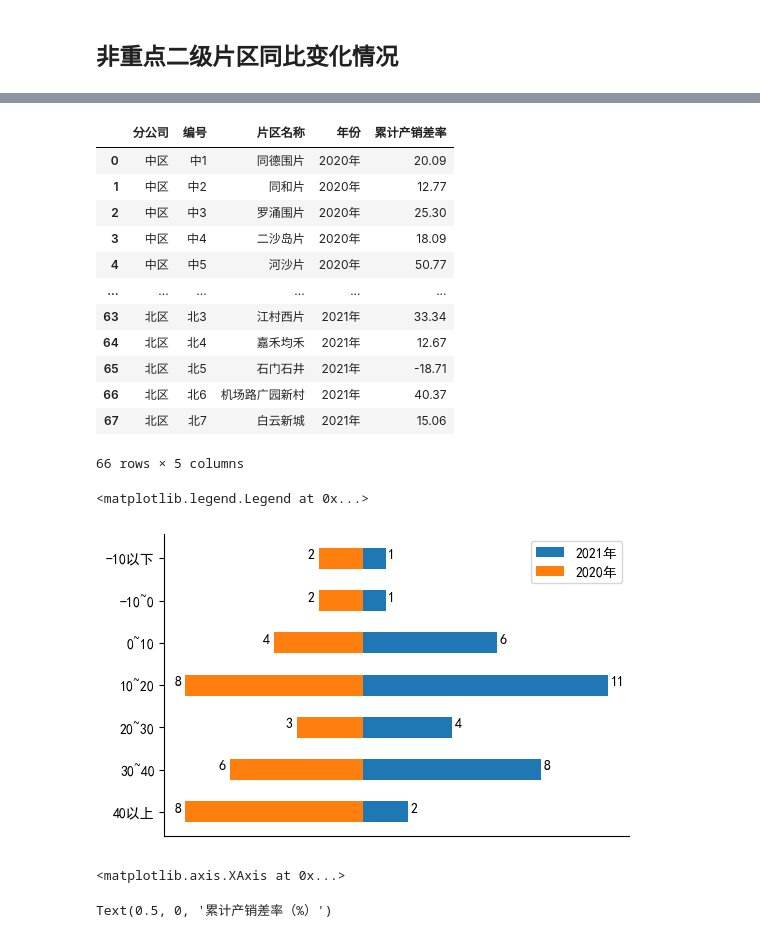
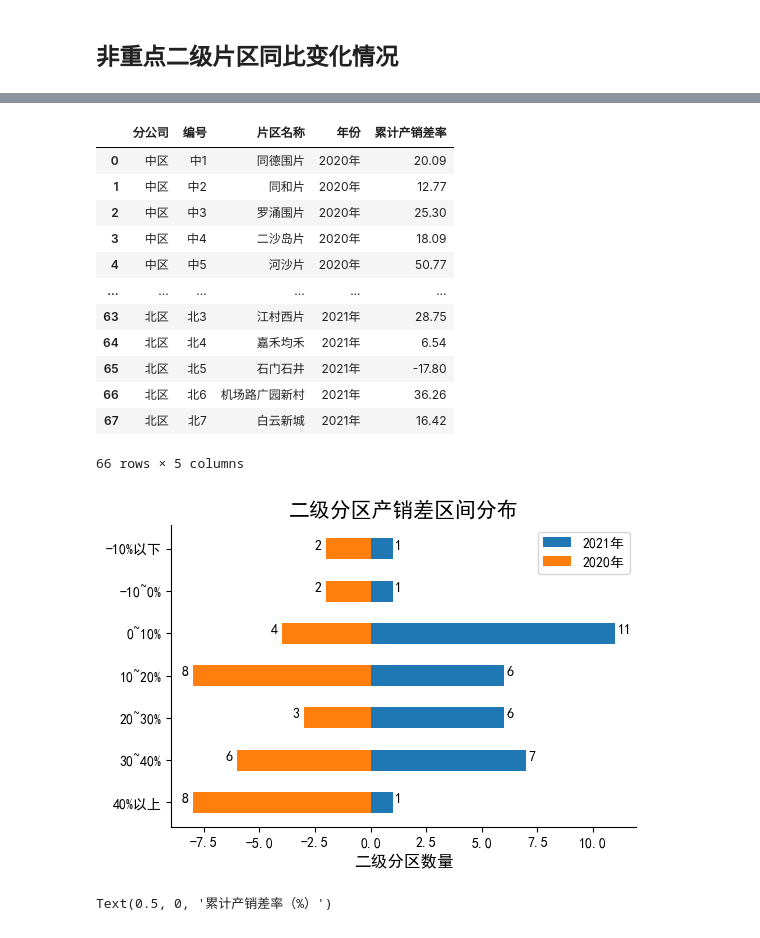
Before and after one commit to jayaston/mypyworks, a Jupyter notebook: jupyter文件/月度产销差漏损率分析报告图表.ipynb, the cells around one changed output, grey strips where cells are left out. Drawn from its saved outputs; the diff is of its cells as text; code cells hidden in the pictures.

```diff
--- a/jupyter文件/月度产销差漏损率分析报告图表.ipynb
+++ b/jupyter文件/月度产销差漏损率分析报告图表.ipynb
@@ -299,7 +300,7 @@ plt.savefig(r'c:\Users\XieJie\Desktop\分公司累计本月激励奖励区间.sv
 # %%
 #读取excel位置
 import xlrd
-rb = xlrd.open_workbook(u'E:\专题工作（重要）\产销差工作\产销差数据与资料积累\产销差分析周月报图表.xlsx')
+rb = xlrd.open_workbook(u'D:\专题工作（重要）\产销差工作\产销差数据与资料积累\产销差分析周月报图表.xlsx')
 sheet = rb.sheet_by_index(1)
 
 def FloatOrNan(value):
@@ -347,6 +348,6 @@ for col,explain in zip(['g', 'y', 'r'],['低于计划', '高于计划,低于同
                 label=explain)
 fig.legend(loc="center", bbox_to_anchor=(0.47,0.05),ncol=3,labelspacing=0.1,columnspacing=0.2,handletextpad=0.1,markerscale=0.8,prop = {'size':8})
 
-fig.suptitle("片区累计本月完成区间",fontsize=15)
+fig.suptitle("片区本月目标完成区间",fontsize=15)
 plt.savefig(r'c:\Users\XieJie\Desktop\片区累计本月激励奖励区间.svg')
 # %% [output]
@@ -570,7 +577,7 @@ c.render_notebook()
 # %% [output]
 <pyecharts.render.display.HTML at 0x...>
 # %%
-zone2 = pd.read_excel(r'e:\专题工作（重要）\产销差工作\产销差数据与资料积累\产销差分析周月报图表.xlsx',sheet_name=2)
+zone2 = pd.read_excel(r'd:\专题工作（重要）\产销差工作\产销差数据与资料积累\产销差分析周月报图表.xlsx',sheet_name=2)
 zone2=zone2[np.isfinite(zone2['综合产销差'])==1].sort_values('综合产销差',ascending=True)
 # %%
 zone2
@@ -721,5 +732,5 @@ grid.render_notebook()
 # %%
-zone4 = pd.read_excel(r'e:\专题工作（重要）\产销差工作\产销差数据与资料积累\产销差分析周月报图表.xlsx',
+zone4 = pd.read_excel(r'd:\专题工作（重要）\产销差工作\产销差数据与资料积累\产销差分析周月报图表.xlsx',
                       sheet_name=1,usecols=['分公司','编号','名称','综合产销差','当月供水量'],nrows=34)
 
 zone4=zone4[~np.isnan(zone4['综合产销差'])]
@@ -761,6 +772,6 @@ g.savefig(r'c:\Users\XieJie\Desktop\34个二级分区分布.svg')
 # %%
 #分公司分布图
-zone3 = pd.read_excel(r'e:\专题工作（重要）\产销差工作\产销差数据与资料积累\产销差分析周月报图表.xlsx',sheet_name=6)
+zone3 = pd.read_excel(r'd:\专题工作（重要）\产销差工作\产销差数据与资料积累\产销差分析周月报图表.xlsx',sheet_name=6)
 zone3 = zone3[~np.isnan(zone3['累计产销差率'])]
 zone3
 # %% [output]
@@ -771,44 +782,50 @@ zone3
 | 3 | 中区 | 中4 | 二沙岛片 | 2020年 | 18.09 |
 | 4 | 中区 | 中5 | 河沙片 | 2020年 | 50.77 |
 | ... | ... | ... | ... | ... | ... |
-| 63 | 北区 | 北3 | 江村西片 | 2021年 | 33.34 |
-| 64 | 北区 | 北4 | 嘉禾均禾 | 2021年 | 12.67 |
-| 65 | 北区 | 北5 | 石门石井 | 2021年 | -18.71 |
-| 66 | 北区 | 北6 | 机场路广园新村 | 2021年 | 40.37 |
-| 67 | 北区 | 北7 | 白云新城 | 2021年 | 15.06 |
+| 63 | 北区 | 北3 | 江村西片 | 2021年 | 28.75 |
+| 64 | 北区 | 北4 | 嘉禾均禾 | 2021年 | 6.54 |
+| 65 | 北区 | 北5 | 石门石井 | 2021年 | -17.80 |
+| 66 | 北区 | 北6 | 机场路广园新村 | 2021年 | 36.26 |
+| 67 | 北区 | 北7 | 白云新城 | 2021年 | 16.42 |
 66 rows × 5 columns
 # %%
 #f, axes = plt.subplots(2,2, figsize=(6, 4),sharex=True)
 #sns.kdeplot(data=zone3 , x="累计产销差率", hue="月份",ax=axes[0,1])#类别画图函数可以分面。专项绘图函数不行。
 #sns.despine(left=True) #移除边框
 cxc_2020 = zone3.query("年份=='2020年'")
-cxc_2020=pd.cut(cxc_2020['累计产销差率'], bins=[-np.inf,-10,0,10,20,30,40,np.inf],labels=['-10以下','-10~0','0~10','10~20','20~30','30~40','40以上'])
+cxc_2020=pd.cut(cxc_2020['累计产销差率'], bins=[-np.inf,-10,0,10,20,30,40,np.inf],labels=['-10%以下','-10~0%','0~10%','10~20%','20~30%','30~40%','40%以上'])
 cxc_2020=cxc_2020.value_counts(dropna=False).sort_index(ascending=False)
 
 cxc_2021 = zone3.query("年份=='2021年'")
-cxc_2021=pd.cut(cxc_2021['累计产销差率'], bins=[-np.inf,-10,0,10,20,30,40,np.inf],labels=['-10以下','-10~0','0~10','10~20','20~30','30~40','40以上'])
+cxc_2021=pd.cut(cxc_2021['累计产销差率'], bins=[-np.inf,-10,0,10,20,30,40,np.inf],labels=['-10%以下','-10~0%','0~10%','10~20%','20~30%','30~40%','40%以上'])
 cxc_2021=cxc_2021.value_counts(dropna=False).sort_index(ascending=False)
 fig,ax= plt.subplots(figsize=(6,4),dpi=100)
+#ax.spines['left'].set_visible(False)
 ax.spines['right'].set_visible(False) #把右边的边框颜色设置为无色,隐藏右边框
 ax.spines['top'].set_visible(False)#把上边的边框颜色设置为无色,隐藏上边框
-ax.xaxis.set_visible(False)
+#ax.spines['bottom'].set_visible(False)
+#ax.xaxis.set_visible(False)
+#ax.tick_params(axis=u'both', which=u'both',length=0)
 #ax.spines['bottom'].set_visible(False) #把上边的边框颜色设置为无色,隐藏上边框
 #ax.yaxis.set_ticks_position('left') #指定左边的边为 y 轴
 #ax.spines['left'].set_position(('data', 0))
 plt.barh(cxc_2021.index,cxc_2021,height=0.5,label='2021年')
 plt.barh(cxc_2020.index,-cxc_2020,height=0.5,label='2020年')
+
 for i in cxc_2021.index:
     plt.text(cxc_2021[i]+0.1,i,cxc_2021[i])
 for i in cxc_2020.index:
     plt.text(-cxc_2020[i]-0.5,i,cxc_2020[i])
+
+ax.set_title("二级分区产销差区间分布",fontsize=15)
+ax.set_xlabel("二级分区数量",fontsize=12)
 ax.legend(loc='best')
+#handles, labels = ax.get_legend_handles_labels()
+#order = [1,0]
+#fig.legend([handles[idx] for idx in order],[labels[idx] for idx in order],frameon=False,columnspacing=6,markerscale=2,bbox_to_anchor=(0.85, 1),ncol=2,handletextpad=0.1)
+plt.savefig(r'c:\Users\XieJie\Desktop\对标.svg')
 # %% [output]
-<matplotlib.legend.Legend at 0x...>
-[figure, old version]
+[figure, new version]
-# %%
-ax.xaxis.set_visible
-# %% [output]
-<matplotlib.axis.XAxis at 0x...>
 # %%
 
 fig=plt.figure(figsize=(6,4),dpi=100)
```
Also changed, not shown: parts of 15 cells of this notebook, 3 other files.
